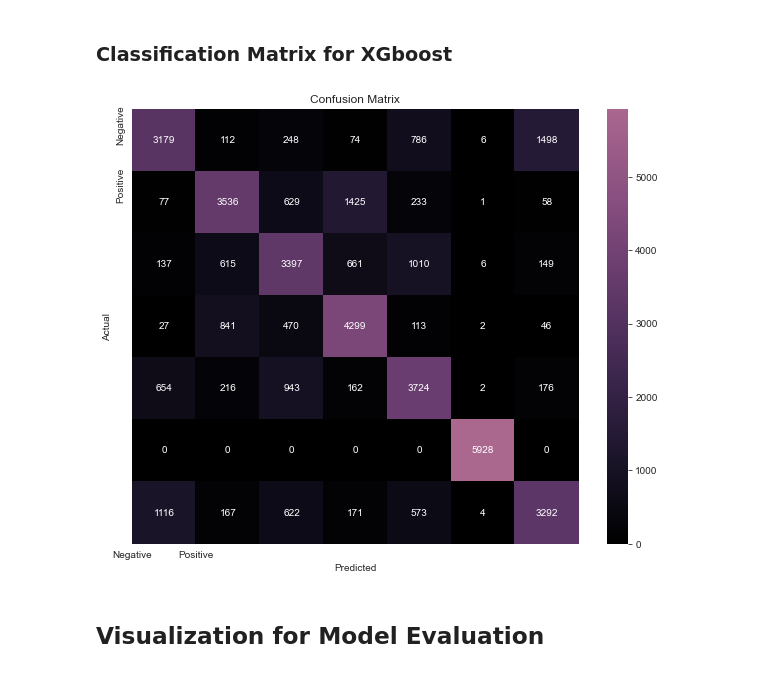
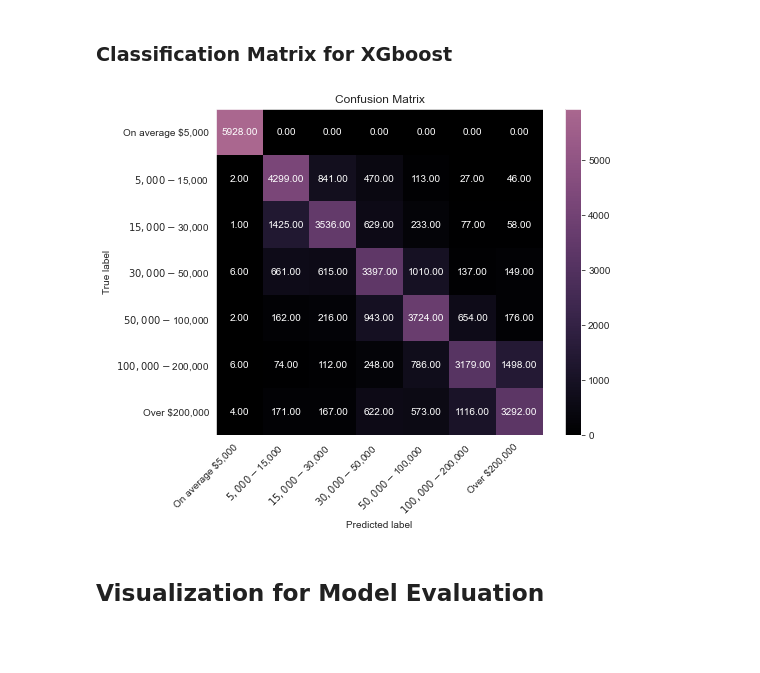
Before and after one commit to paddyokore/developer-salary-prediction, a Jupyter notebook: predicting_developer_salaries.ipynb, the cells around one changed output. Cells and saved outputs as stored; diff of their text form; code cells hidden in the pictures; blank space fills up the shorter version.

```diff
--- a/predicting_developer_salaries.ipynb
+++ b/predicting_developer_salaries.ipynb
@@ -2961,29 +2942,11 @@ F1 Score: 0.6598292545907339
 After Tuning XGboost, our model accuracy got less
 # %% [markdown]
 ### Classification Matrix for XGboost
-# %%
-# Calculate the confusion matrix
-cf_matrix = confusion_matrix(y1res_test, y_pred_10)
-
-plt.figure(figsize=(10, 8))
-cmap = sns.cubehelix_palette(50, hue=0.8, rot=0.4, light=0, dark=0.5, as_cmap=True)
-
-
-# Plot the confusion matrix using seaborn heatmap
-sns.heatmap(cf_matrix, annot=True, cmap=cmap, fmt='g')
-
-
-# Add labels, title, and axis ticks
-plt.xlabel('Predicted')
-plt.ylabel('Actual')
-plt.title('Confusion Matrix')
-plt.xticks([0, 1], ['Negative', 'Positive'])
-plt.yticks([0, 1], ['Negative', 'Positive'])
-
-# Show the plot
-plt.show()
-# %% [output]
-[figure, removed]
+# %%
+# Displaying XGboost confusion matrix
+confmat(y1res_test, y_pred_10)
+# %% [output]
+[figure, added]
 # %% [markdown]
 ## Visualization for Model Evaluation
 # %% [markdown]
```
Also changed, not shown: parts of 25 cells of this notebook.
